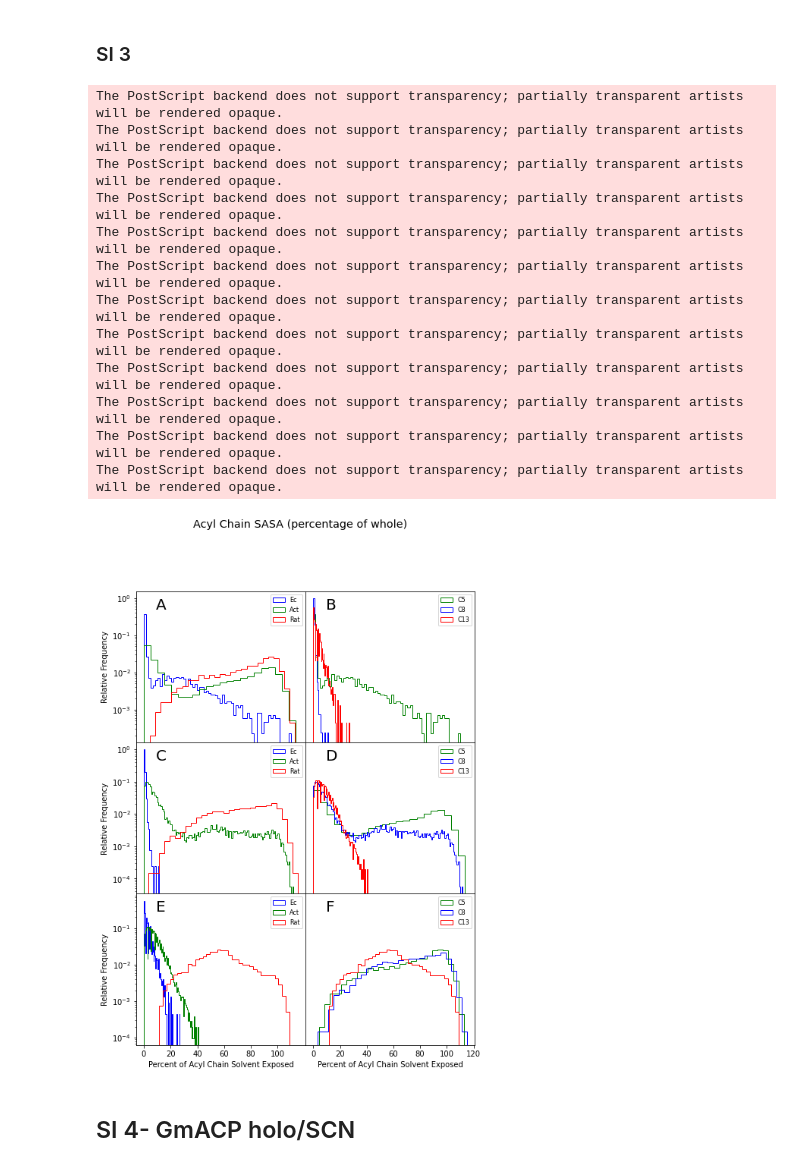
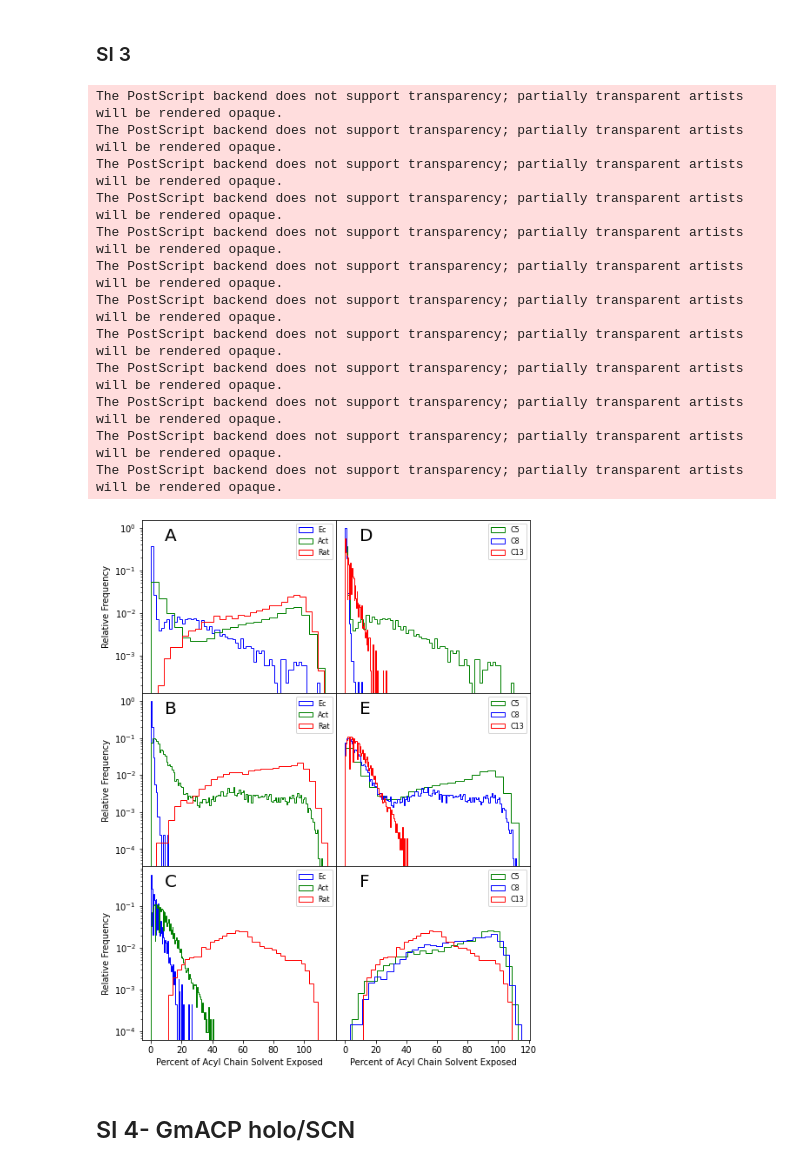
Before and after one commit to CHLresearchgroup/coire, a Jupyter notebook: CGHPaper.ipynb, the cells around one changed output. Cells and saved outputs as stored; diff of their text form; code cells hidden in the pictures.

```diff
--- a/CGHPaper.ipynb
+++ b/CGHPaper.ipynb
@@ -901,5 +933,0 @@ import statsmodels.api as sm
-# %%
-newData = []
-newData = sm.nonparametric.lowess(dSASA_200118['C4&C5'], dSASA_200118['time'], frac=0.01, is_sorted=False, )
-smData = newData[:,1] #LOWESS outputs a 2-D array with x and y values, we want a 1-D list with only y-values
-dSASA_200118['C4&C5_smoothed_0.01'] = smData
@@ -1273,7 +1229,7 @@ The PostScript backend does not support transparency; partially transparent arti
 import matplotlib.pyplot as plt
 import matplotlib.image as mpimg
 fig = plt.figure(1)
-plt.suptitle('Acyl Chain SASA (percentage of whole)', y = 1, fontsize = 'x-large')
+#plt.suptitle('Acyl Chain SASA (percentage of whole)', y = 1, fontsize = 'x-large')
 gs = gridspec.GridSpec(3,2)
 
 ## C5 Probe
@@ -1336,38 +1292,38 @@ plt.yscale("log")
 ax5=plt.subplot(gs[5], sharex=ax1, sharey=ax4)
 plt.hist(dSASA_200124['C2-C5_percentage'], 'auto', density = 1, color='green', histtype='step', stacked=True, label ='C5')
 plt.hist(dSASA_200125['C2-C8_percentage'], 'auto', density = 1, color='blue', histtype='step', stacked=True, label ='C8')
 plt.hist(dSASA_200126['C2-C13_percentage'], 'auto', density = 1, color='red', histtype='step', stacked=True, label ='C13')
 plt.xlabel("Percent of Acyl Chain Solvent Exposed")
 plt.setp(ax5.get_yticklabels(), visible=False)
 plt.tick_params(axis = "y", which = "both", bottom = False, left = False)
 plt.legend(loc="upper right", fontsize=8)
 plt.yscale("log")
 
 fig.subplots_adjust(wspace=0, hspace=0)
 fig.text(0.17,0.85,"A", fontsize="20")
-fig.text(0.56,0.85,"B", fontsize="20")
-fig.text(0.17,0.599,"C", fontsize="20")
-fig.text(0.56,0.599,"D", fontsize="20")
-fig.text(0.17,0.348,"E", fontsize="20")
+fig.text(0.56,0.85,"D", fontsize="20")
+fig.text(0.17,0.599,"B", fontsize="20")
+fig.text(0.56,0.599,"E", fontsize="20")
+fig.text(0.17,0.348,"C", fontsize="20")
 fig.text(0.56,0.348,"F", fontsize="20")
 fig.set_size_inches(w=8,h=11)
 #fig.tight_layout()
 plt.savefig("SI_3_mockup.ps")
 plt.show()
 # %% [output]
 The PostScript backend does not support transparency; partially transparent artists will be rendered opaque.
 The PostScript backend does not support transparency; partially transparent artists will be rendered opaque.
 The PostScript backend does not support transparency; partially transparent artists will be rendered opaque.
 The PostScript backend does not support transparency; partially transparent artists will be rendered opaque.
 The PostScript backend does not support transparency; partially transparent artists will be rendered opaque.
 The PostScript backend does not support transparency; partially transparent artists will be rendered opaque.
 The PostScript backend does not support transparency; partially transparent artists will be rendered opaque.
 The PostScript backend does not support transparency; partially transparent artists will be rendered opaque.
 The PostScript backend does not support transparency; partially transparent artists will be rendered opaque.
 The PostScript backend does not support transparency; partially transparent artists will be rendered opaque.
 The PostScript backend does not support transparency; partially transparent artists will be rendered opaque.
 The PostScript backend does not support transparency; partially transparent artists will be rendered opaque.
-[figure, old version]
+[figure, new version]
 # %% [markdown]
 ## SI 4- GmACP holo/SCN
 # %%
```
Also changed, not shown: parts of 31 cells of this notebook, 17 other files.
